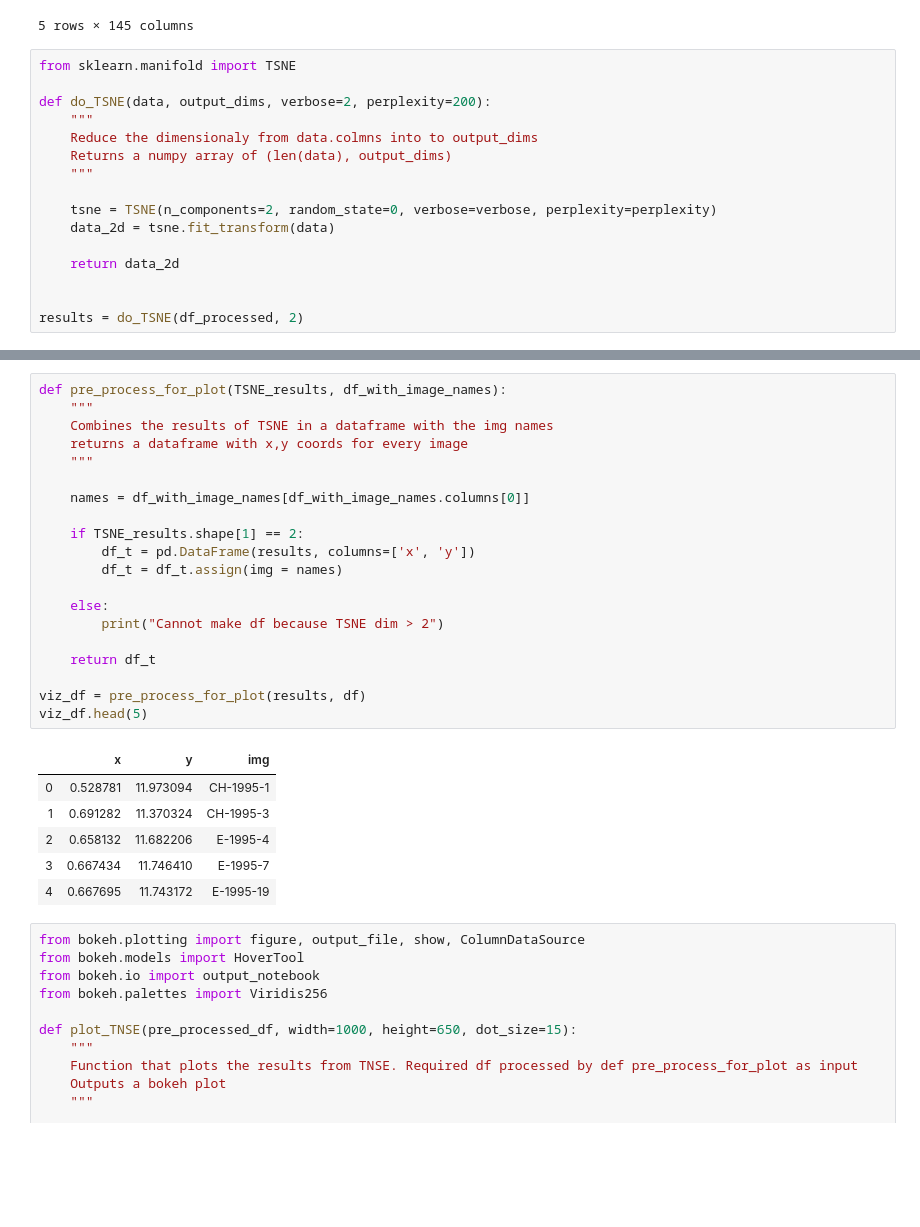
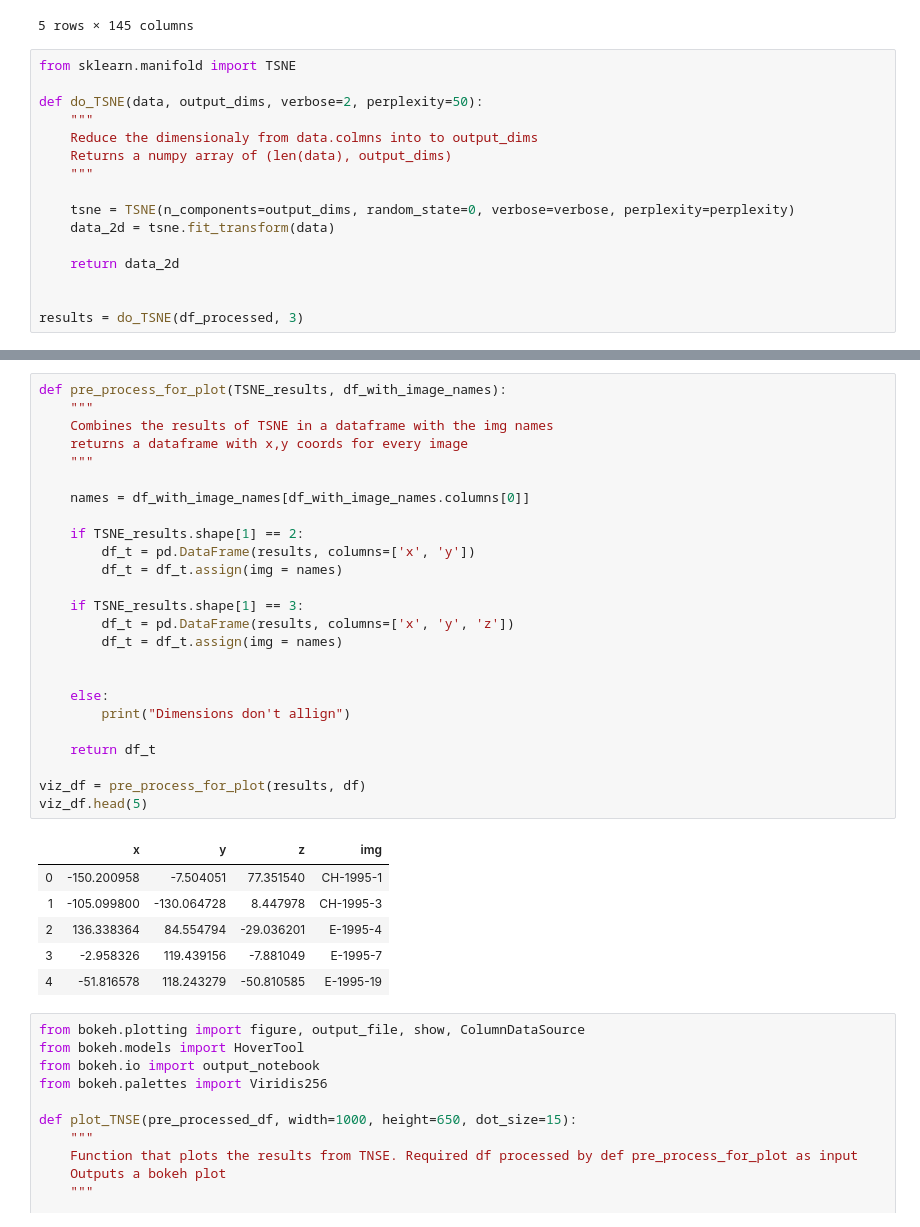
Before and after one commit to maviszv/InfoViz_2020, a Jupyter notebook: data/TSNE.ipynb, the cells around one changed output, grey strips where cells are left out. Saved outputs shown, nothing was run; the diff lists cells and outputs as text; blank space fills up the shorter version.

Commit message:
results for Josh

```diff
--- a/data/TSNE.ipynb
+++ b/data/TSNE.ipynb
@@ -65,17 +65,17 @@ df_processed.head(5)
 # %%
 from sklearn.manifold import TSNE
 
-def do_TSNE(data, output_dims, verbose=2, perplexity=200):
+def do_TSNE(data, output_dims, verbose=2, perplexity=50):
     """
     Reduce the dimensionaly from data.colmns into to output_dims
     Returns a numpy array of (len(data), output_dims)
     """
 
-    tsne = TSNE(n_components=2, random_state=0, verbose=verbose, perplexity=perplexity)
+    tsne = TSNE(n_components=output_dims, random_state=0, verbose=verbose, perplexity=perplexity)
     data_2d = tsne.fit_transform(data)
 
     return data_2d
 
 
-results = do_TSNE(df_processed, 2)
+results = do_TSNE(df_processed, 3)
 # %% [output]
@@ -99,30 +99,35 @@ results = do_TSNE(df_processed, 2)
 # %%
 def pre_process_for_plot(TSNE_results, df_with_image_names):
     """
     Combines the results of TSNE in a dataframe with the img names
     returns a dataframe with x,y coords for every image
     """
 
     names = df_with_image_names[df_with_image_names.columns[0]]
 
     if TSNE_results.shape[1] == 2:
         df_t = pd.DataFrame(results, columns=['x', 'y'])
         df_t = df_t.assign(img = names)
 
+    if TSNE_results.shape[1] == 3:
+        df_t = pd.DataFrame(results, columns=['x', 'y', 'z'])
+        df_t = df_t.assign(img = names)
+
+
     else:
-        print("Cannot make df because TSNE dim > 2")
+        print("Dimensions don't allign")
 
     return df_t
 
 viz_df = pre_process_for_plot(results, df)
 viz_df.head(5)
 # %% [output]
-|  | x | y | img |
-| 0 | 0.528781 | 11.973094 | CH-1995-1 |
-| 1 | 0.691282 | 11.370324 | CH-1995-3 |
-| 2 | 0.658132 | 11.682206 | E-1995-4 |
-| 3 | 0.667434 | 11.746410 | E-1995-7 |
-| 4 | 0.667695 | 11.743172 | E-1995-19 |
+|  | x | y | z | img |
+| 0 | -150.200958 | -7.504051 | 77.351540 | CH-1995-1 |
+| 1 | -105.099800 | -130.064728 | 8.447978 | CH-1995-3 |
+| 2 | 136.338364 | 84.554794 | -29.036201 | E-1995-4 |
+| 3 | -2.958326 | 119.439156 | -7.881049 | E-1995-7 |
+| 4 | -51.816578 | 118.243279 | -50.810585 | E-1995-19 |
 # %%
 from bokeh.plotting import figure, output_file, show, ColumnDataSource
 from bokeh.models import HoverTool
```
Also changed, not shown: parts of 2 cells of this notebook, 2 other files.
